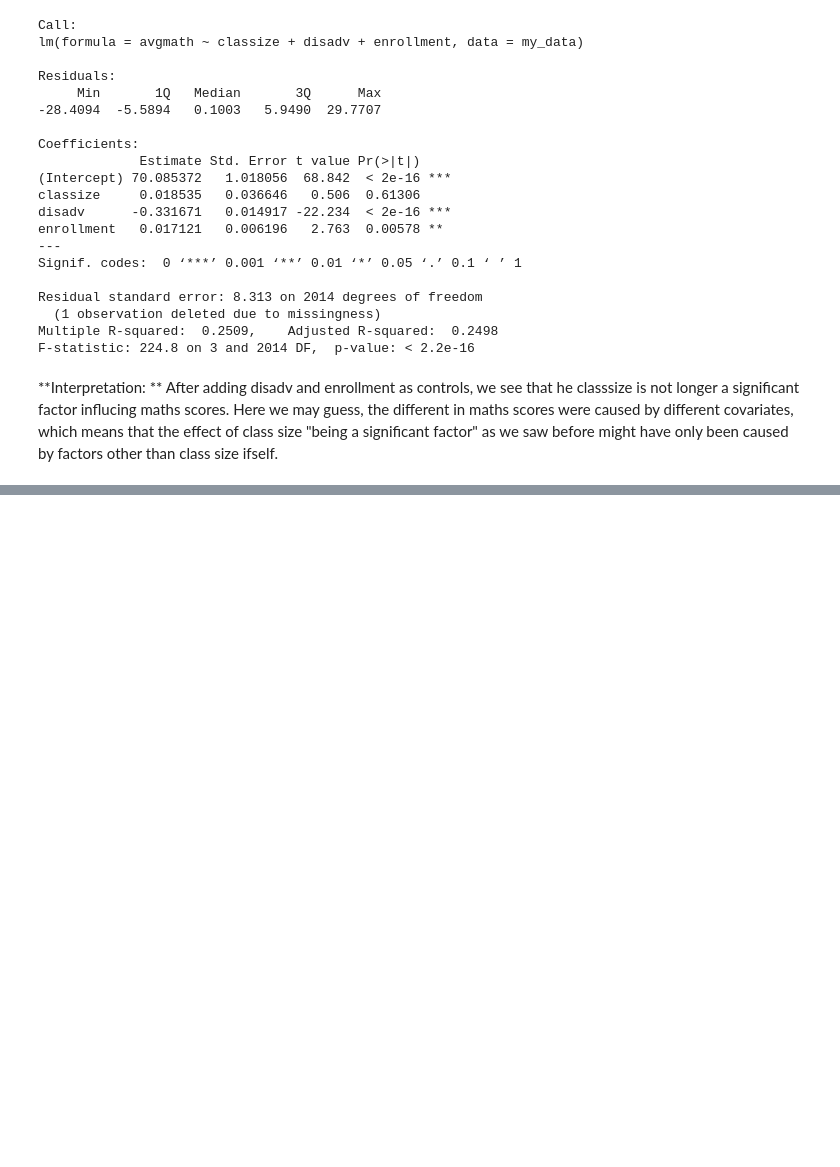
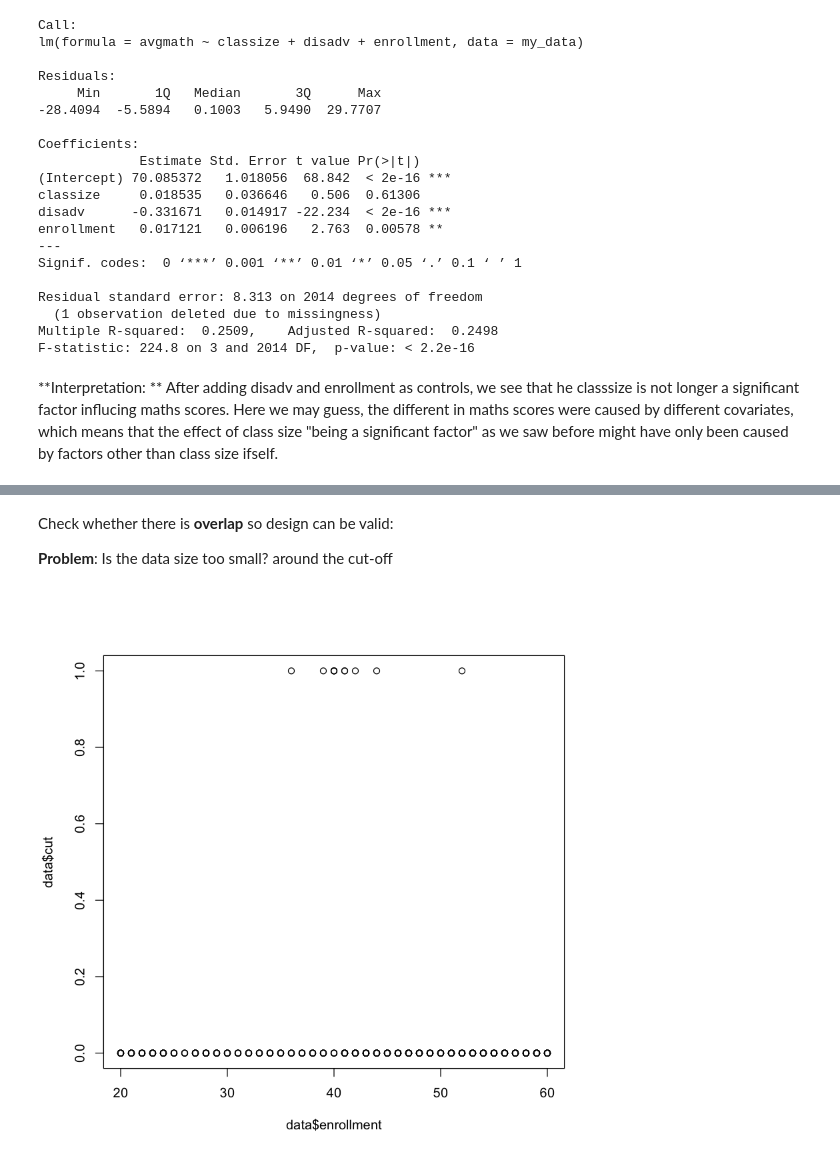
Before and after one commit to JessieJingxuGao/Causality-and-Learning-for-Intelligent-Decision-Making, a Jupyter notebook: hw2-5.ipynb, the cells around one changed output, grey strips where cells are left out. Drawn from its saved outputs; the diff is of its cells as text; code cells hidden in the pictures; blank space fills up the shorter version.

```diff
--- a/hw2-5.ipynb
+++ b/hw2-5.ipynb
@@ -189,0 +378,5 @@ Discontinuity occurs around enrollment at multiples of 40 but we still have **ov
+# %%
+data=df
+data$cut=as.integer(as.logical(data$classize>=40))
+head(data)
+str(data)
@@ -189,0 +399,8 @@ Discontinuity occurs around enrollment at multiples of 40 but we still have **ov
+# %% [markdown]
+Check whether there is **overlap** so design can be valid:
+
+**Problem**: Is the data size too small? around the cut-off
+# %%
+plot(data$enrollment,data$cut)
+# %% [output]
+[figure, added]
```
Also changed, not shown: parts of 30 cells of this notebook.
